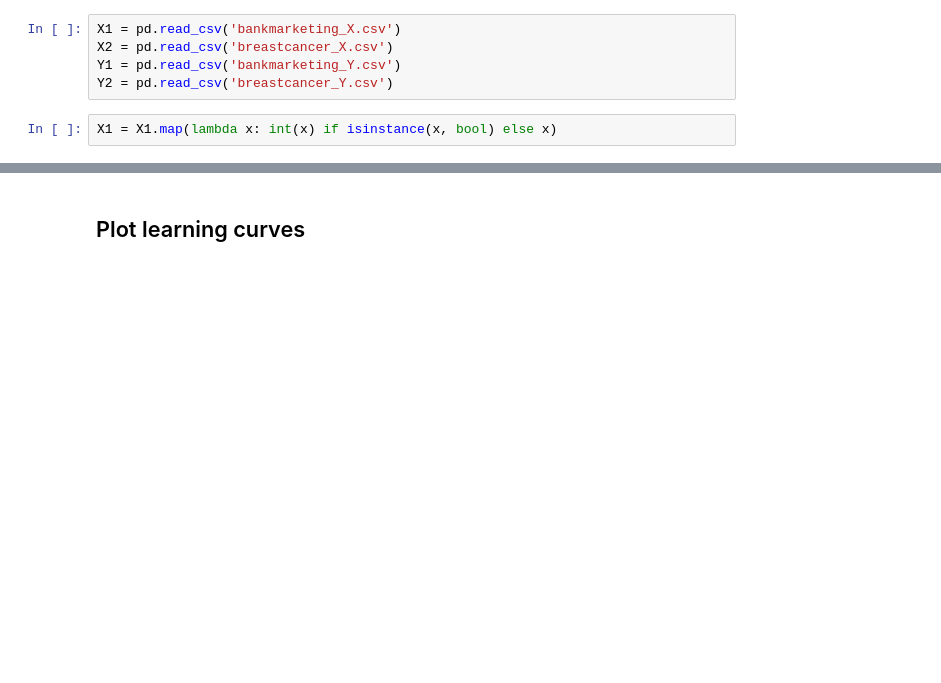
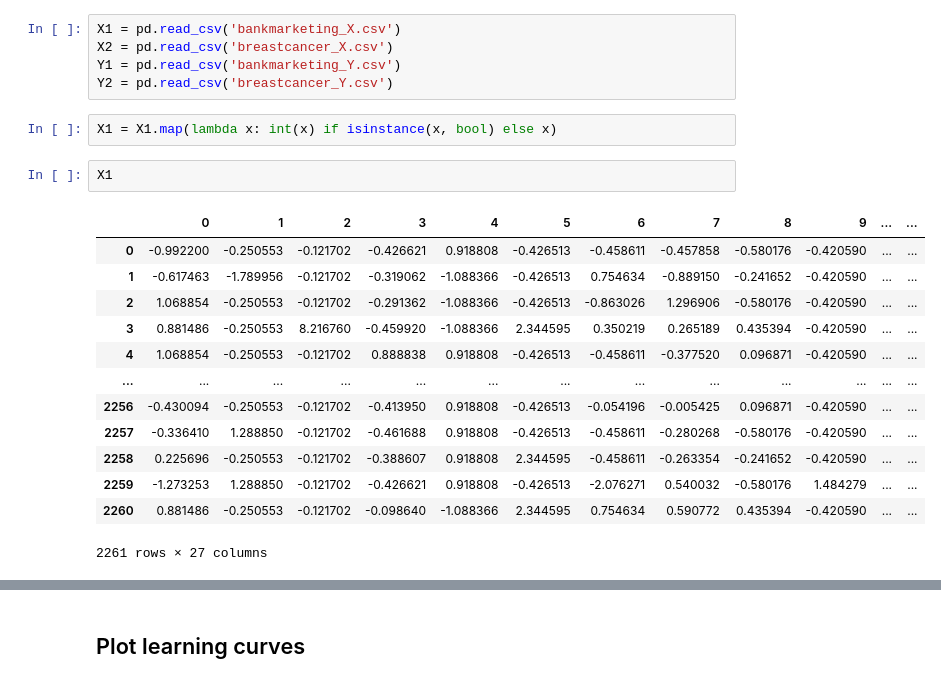
Before and after one commit to ankitrahejagatech/7641HW1, a Jupyter notebook: notebooks/backprop_network.ipynb, the cells around one changed output, grey strips where cells are left out. Drawn from its saved outputs; the diff is of its cells as text; blank space fills up the shorter version.

```diff
--- a/notebooks/backprop_network.ipynb
+++ b/notebooks/backprop_network.ipynb
@@ -25,3 +28,19 @@ Y1 = pd.read_csv('bankmarketing_Y.csv')
 Y2 = pd.read_csv('breastcancer_Y.csv')
 # %%
 X1 = X1.map(lambda x: int(x) if isinstance(x, bool) else x)
+# %%
+X1
+# %% [output]
+|  | 0 | 1 | 2 | 3 | 4 | 5 | 6 | 7 | 8 | 9 | ... | ... |
+| 0 | -0.992200 | -0.250553 | -0.121702 | -0.426621 | 0.918808 | -0.426513 | -0.458611 | -0.457858 | -0.580176 | -0.420590 | ... | ... |
+| 1 | -0.617463 | -1.789956 | -0.121702 | -0.319062 | -1.088366 | -0.426513 | 0.754634 | -0.889150 | -0.241652 | -0.420590 | ... | ... |
+| 2 | 1.068854 | -0.250553 | -0.121702 | -0.291362 | -1.088366 | -0.426513 | -0.863026 | 1.296906 | -0.580176 | -0.420590 | ... | ... |
+| 3 | 0.881486 | -0.250553 | 8.216760 | -0.459920 | -1.088366 | 2.344595 | 0.350219 | 0.265189 | 0.435394 | -0.420590 | ... | ... |
+| 4 | 1.068854 | -0.250553 | -0.121702 | 0.888838 | 0.918808 | -0.426513 | -0.458611 | -0.377520 | 0.096871 | -0.420590 | ... | ... |
+| ... | ... | ... | ... | ... | ... | ... | ... | ... | ... | ... | ... | ... |
+| 2256 | -0.430094 | -0.250553 | -0.121702 | -0.413950 | 0.918808 | -0.426513 | -0.054196 | -0.005425 | 0.096871 | -0.420590 | ... | ... |
+| 2257 | -0.336410 | 1.288850 | -0.121702 | -0.461688 | 0.918808 | -0.426513 | -0.458611 | -0.280268 | -0.580176 | -0.420590 | ... | ... |
+| 2258 | 0.225696 | -0.250553 | -0.121702 | -0.388607 | 0.918808 | 2.344595 | -0.458611 | -0.263354 | -0.241652 | -0.420590 | ... | ... |
+| 2259 | -1.273253 | 1.288850 | -0.121702 | -0.426621 | 0.918808 | -0.426513 | -2.076271 | 0.540032 | -0.580176 | 1.484279 | ... | ... |
+| 2260 | 0.881486 | -0.250553 | -0.121702 | -0.098640 | -1.088366 | 2.344595 | 0.754634 | 0.590772 | 0.435394 | -0.420590 | ... | ... |
+2261 rows × 27 columns
```
Also changed, not shown: parts of 28 cells of this notebook, 4 other files.
